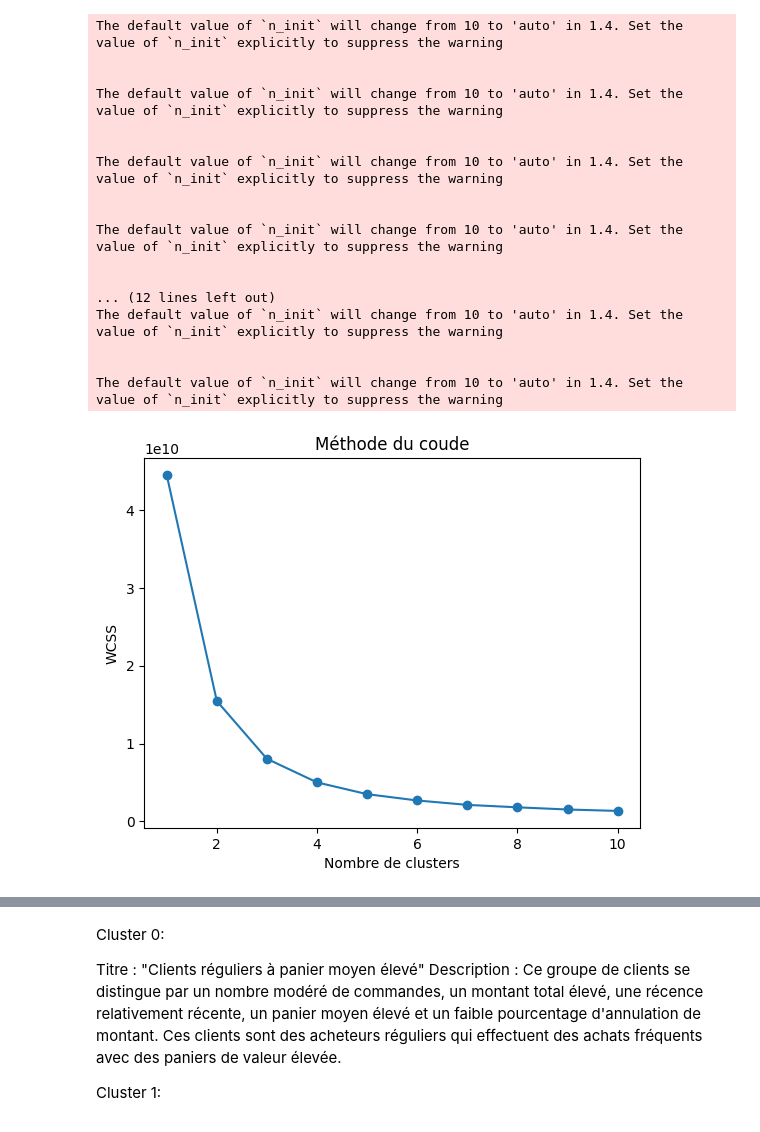
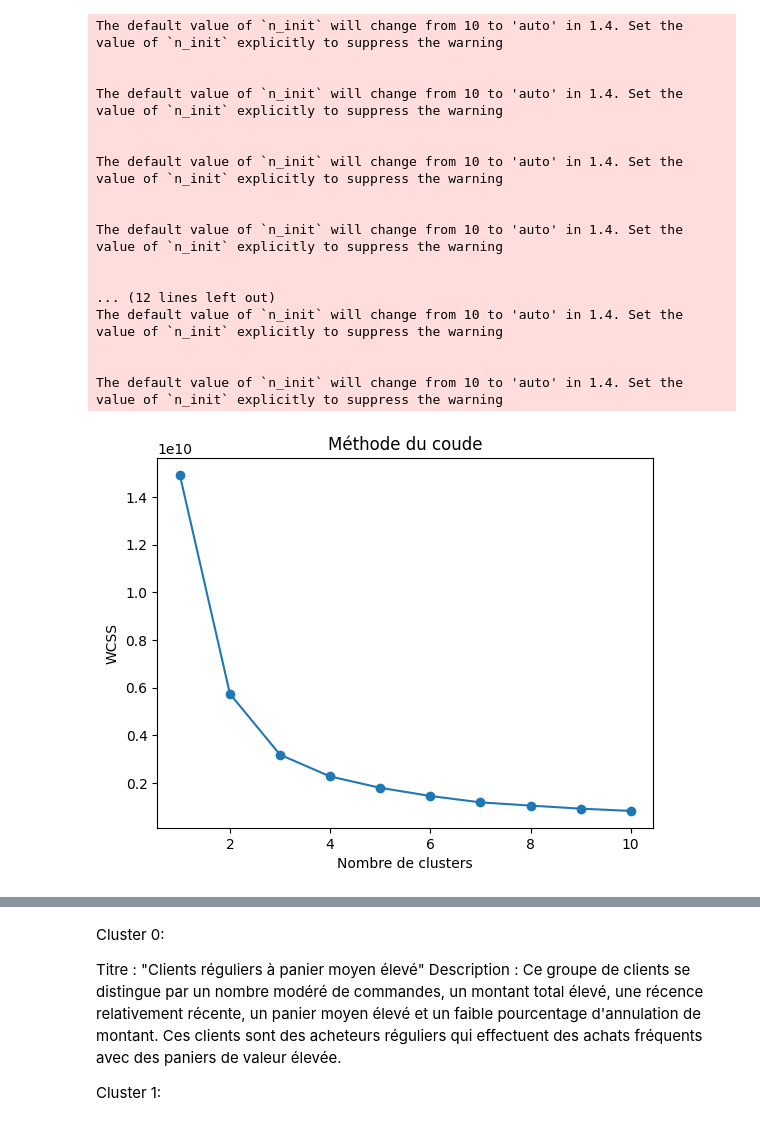
Before and after one commit to Manonp59/uk-retail, a Jupyter notebook: modelisation.ipynb, the cells around one changed output, grey strips where cells are left out. Saved outputs shown, nothing was run; the diff lists cells and outputs as text; code cells hidden in the pictures.

```diff
--- a/modelisation.ipynb
+++ b/modelisation.ipynb
@@ -9,7 +9,7 @@ from sklearn.cluster import KMeans
 from sklearn.preprocessing import StandardScaler
 
 
-variables = ['NombreCommandes','MontantGlobal','Récence','PanierMoyen','PourcentageAnnulationMontant']
+variables = ['nombre_commandes','montant_effectif','nombre_jours_depuis_derniere_commande','panier_moyen','pourcentage_annulation_montant']
 # Préparer les données et effectuer la normalisation
 X = df_no_outliers_2009_12_2010[variables]
 scaler = StandardScaler()
@@ -24,34 +24,34 @@ range_clusters = range(1, 11)
 # Appliquer K-means pour différents nombres de clusters et calculer l'indice de performance (WCSS)
 for n_clusters in range_clusters:
     kmeans = KMeans(n_clusters=n_clusters, random_state=42)
     kmeans.fit(X)
     wcss.append(kmeans.inertia_)
 
 # Tracer la courbe de la méthode du coude
 plt.plot(range_clusters, wcss, marker='o')
 plt.xlabel('Nombre de clusters')
 plt.ylabel('WCSS')
 plt.title('Méthode du coude')
 plt.show()
 # %% [output]
 The default value of `n_init` will change from 10 to 'auto' in 1.4. Set the value of `n_init` explicitly to suppress the warning
 
 
 The default value of `n_init` will change from 10 to 'auto' in 1.4. Set the value of `n_init` explicitly to suppress the warning
 
 
 The default value of `n_init` will change from 10 to 'auto' in 1.4. Set the value of `n_init` explicitly to suppress the warning
 
 
 The default value of `n_init` will change from 10 to 'auto' in 1.4. Set the value of `n_init` explicitly to suppress the warning
 
 
 ... (12 lines left out)
 The default value of `n_init` will change from 10 to 'auto' in 1.4. Set the value of `n_init` explicitly to suppress the warning
 
 
 The default value of `n_init` will change from 10 to 'auto' in 1.4. Set the value of `n_init` explicitly to suppress the warning
-[figure, old version]
+[figure, new version]
 # %%
 import pandas as pd
 
```
Also changed, not shown: parts of 9 cells of this notebook, 14 other files.
